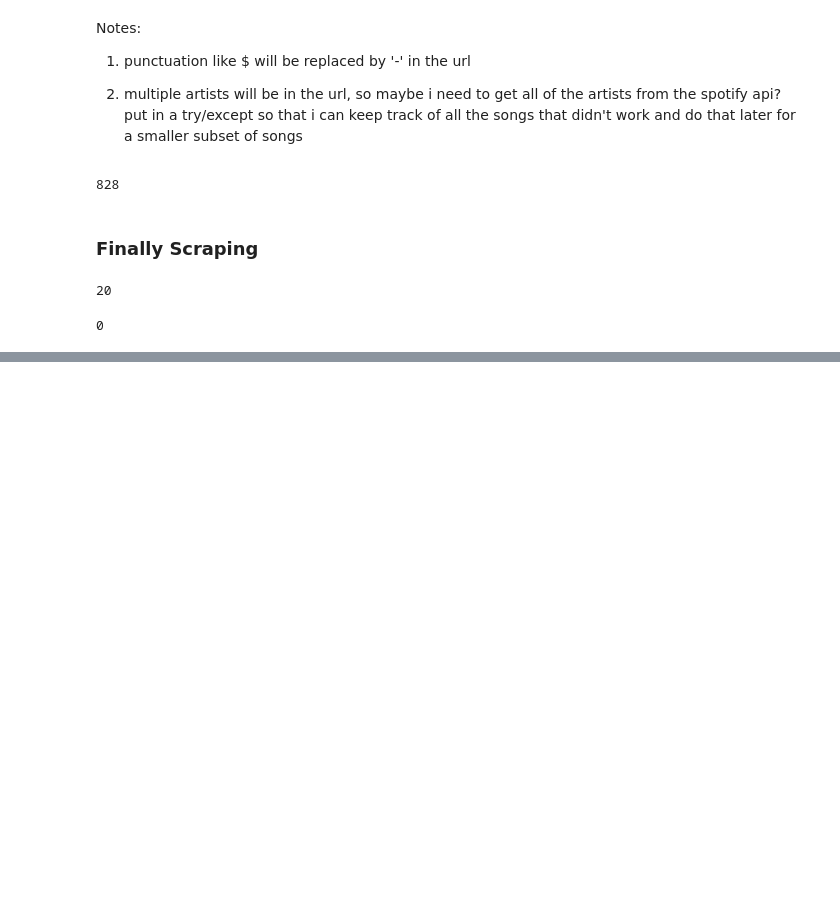
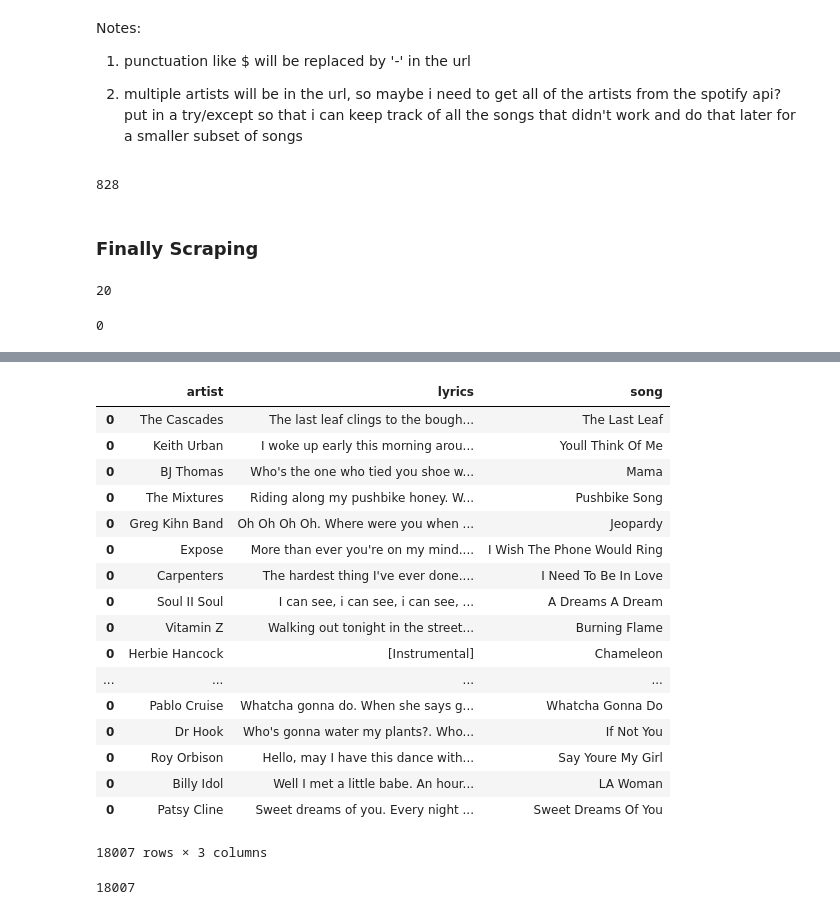
Before and after one commit to cjenniferwong/Metis_Project_4_Fletcher, a Jupyter notebook: Getting_song_lyrics_jennwong.ipynb, the cells around one changed output, grey strips where cells are left out. Drawn from its saved outputs; the diff is of its cells as text; code cells hidden in the pictures; blank space fills up the shorter version.

Commit message:
notebooks and end results

```diff
--- a/Getting_song_lyrics_jennwong.ipynb
+++ b/Getting_song_lyrics_jennwong.ipynb
@@ -202,0 +279,3 @@ billboard_lyrics = pd.DataFrame(lyrics)
+# %%
+missing_lyrics_df = combined.loc[combined.lyrics.isnull()]
+# tmissing_lyrics_df.head(10)
@@ -202,0 +294,7 @@ billboard_lyrics = pd.DataFrame(lyrics)
+# %%
+translator = str.maketrans('', '', string.punctuation)
+
+missing_lyrics_df.song = missing_lyrics_df.song.str.translate(translator)
+missing_lyrics_df.artist = missing_lyrics_df.artist.str.translate(translator)
+missing_lyrics_df.artist = missing_lyrics_df.artist.str.replace('Quavo', 'Quality Control')
+missing_lyrics_df = missing_lyrics_df.drop('lyrics', axis =1, errors = 'ignore')
@@ -202,0 +379,3 @@ billboard_lyrics = pd.DataFrame(lyrics)
+# %%
+song_df = pd.DataFrame(pd.read_pickle('scraped_lyrics_816.pkl'))
+song_df.head()
@@ -202,0 +389,47 @@ billboard_lyrics = pd.DataFrame(lyrics)
+# %%
+path_names = glob('third_round/*.pkl')
+for path in path_names:
+    df = pd.DataFrame(pd.read_pickle(str(path)))
+    df.head()
+    break
+# %%
+path_names = glob('third_round/*.pkl')
+
+for path in path_names:
+    try:
+
+        song = pd.DataFrame(pd.read_pickle(str(path)))
+        combined = song.groupby(['artist', 'song'])['lyrics'].apply(' '.join).reset_index()
+        song_df = song_df.append(combined)
+    except:
+        missing.append(path)
+        print(missing)
+        #break
+
+song_df
+# %% [output]
+|  | artist | lyrics | song |
+| 0 | The Cascades | The last leaf clings to the bough... | The Last Leaf |
+| 0 | Keith Urban | I woke up early this morning arou... | Youll Think Of Me |
+| 0 | BJ Thomas | Who's the one who tied you shoe w... | Mama |
+| 0 | The Mixtures | Riding along my pushbike honey. W... | Pushbike Song |
+| 0 | Greg Kihn Band | Oh Oh Oh Oh. Where were you when ... | Jeopardy |
+| 0 | Expose | More than ever you're on my mind.... | I Wish The Phone Would Ring |
+| 0 | Carpenters | The hardest thing I've ever done.... | I Need To Be In Love |
+| 0 | Soul II Soul | I can see, i can see, i can see, ... | A Dreams A Dream |
+| 0 | Vitamin Z | Walking out tonight in the street... | Burning Flame |
+| 0 | Herbie Hancock | [Instrumental] | Chameleon |
+| ... | ... | ... | ... |
+| 0 | Pablo Cruise | Whatcha gonna do. When she says g... | Whatcha Gonna Do |
+| 0 | Dr Hook | Who's gonna water my plants?. Who... | If Not You |
+| 0 | Roy Orbison | Hello, may I have this dance with... | Say Youre My Girl |
+| 0 | Billy Idol | Well I met a little babe. An hour... | LA Woman |
+| 0 | Patsy Cline | Sweet dreams of you. Every night ... | Sweet Dreams Of You |
+18007 rows × 3 columns
+# %%
+pd.to_pickle(song_df, 'third_round_results_lyrics.pkl')
+
+song_df = pd.DataFrame(pd.read_pickle('third_round_results_lyrics.pkl'))
+len(song_df)
+# %% [output]
+18007
```
Also changed, not shown: parts of 10 cells of this notebook, 9 other files.
